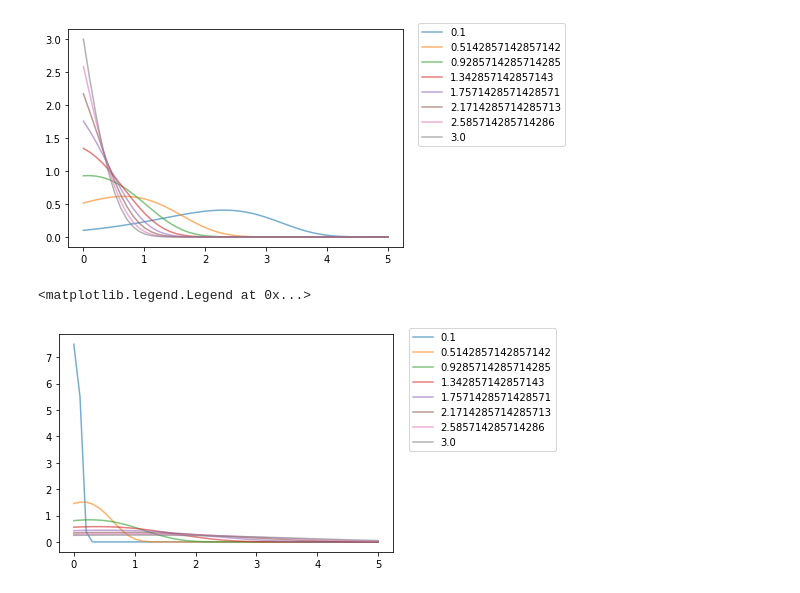
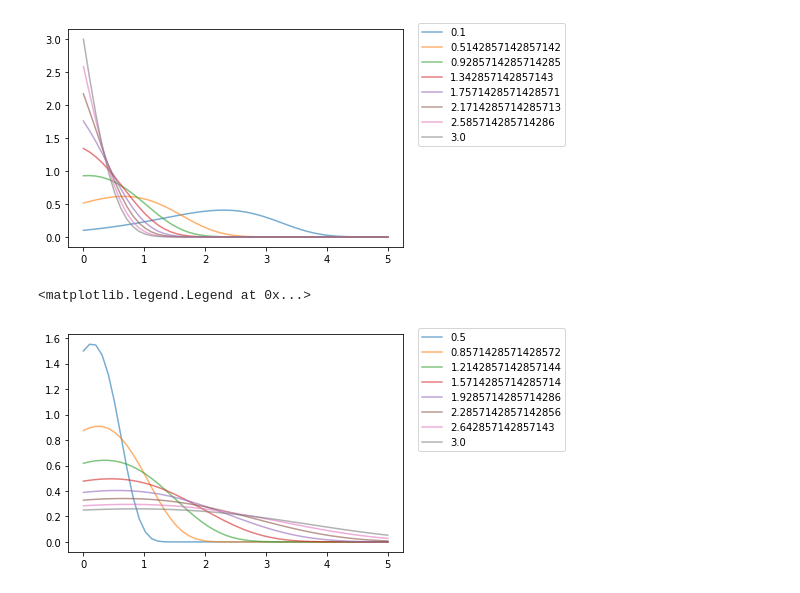
Before and after one commit to meyer-lab/tHMM, a Jupyter notebook: lineage/gompertz.ipynb, the cells around one changed output. Cells and saved outputs as stored; diff of their text form; code cells hidden in the pictures.

```diff
--- a/lineage/gompertz.ipynb
+++ b/lineage/gompertz.ipynb
@@ -14,11 +14,11 @@ plt.legend(loc='upper right', bbox_to_anchor=(1.5, 1.05))
 [figure]
 # %%
 x = np.linspace(0, 5)
-scale_list = np.linspace(0.1, 3, num=8)
+scale_list = np.linspace(0.5, 3, num=8)
 for i in scale_list:
     plt.plot(x, sp.gompertz.pdf(x, c=0.75, scale=i), alpha=0.6, label=str(i))
 
 plt.legend(loc='upper right', bbox_to_anchor=(1.5, 1.05))
 # %% [output]
 <matplotlib.legend.Legend at 0x...>
-[figure, old version]
+[figure, new version]
```
Also changed, not shown: parts of 2 cells of this notebook, 1 other file.
